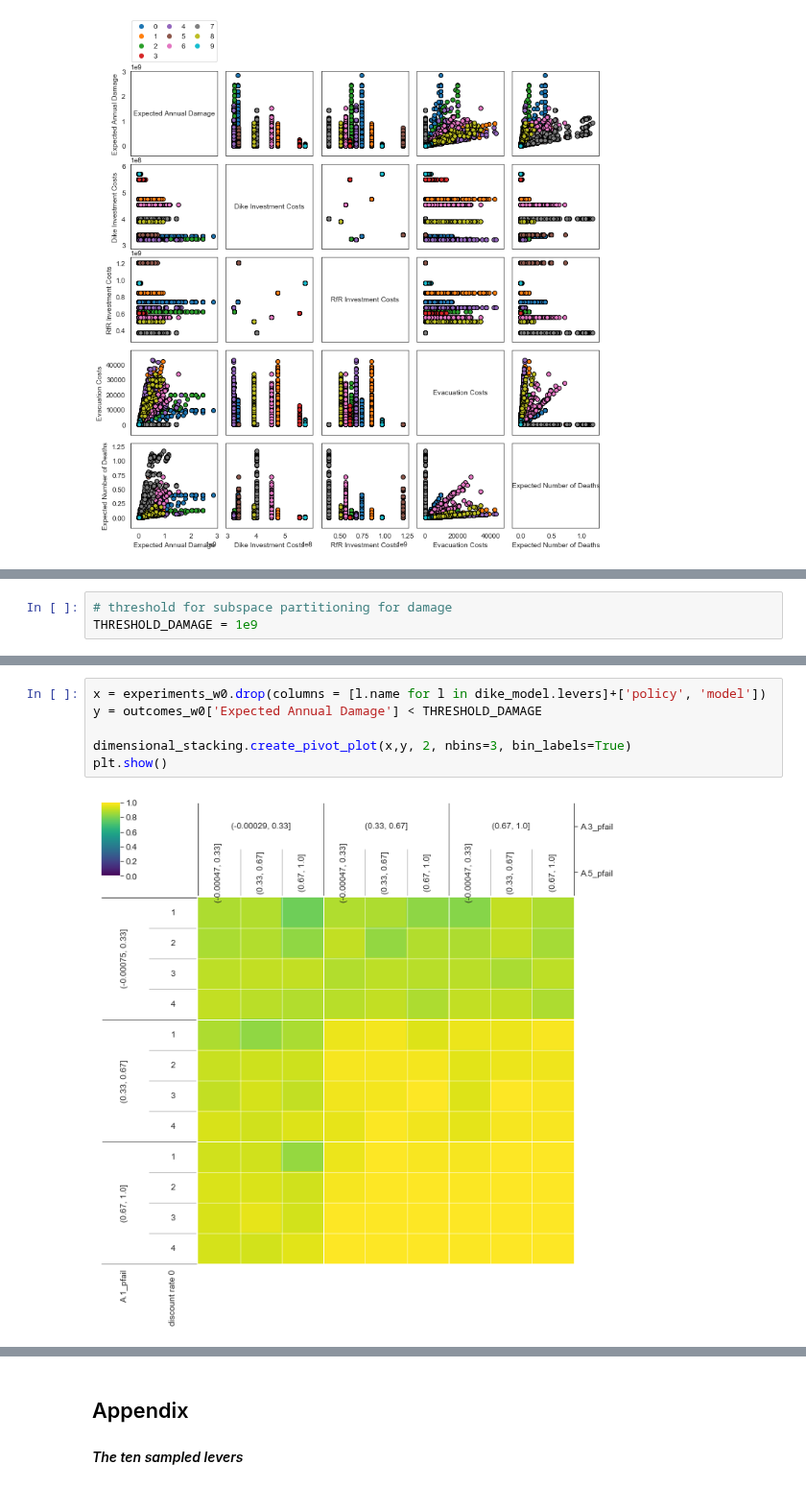
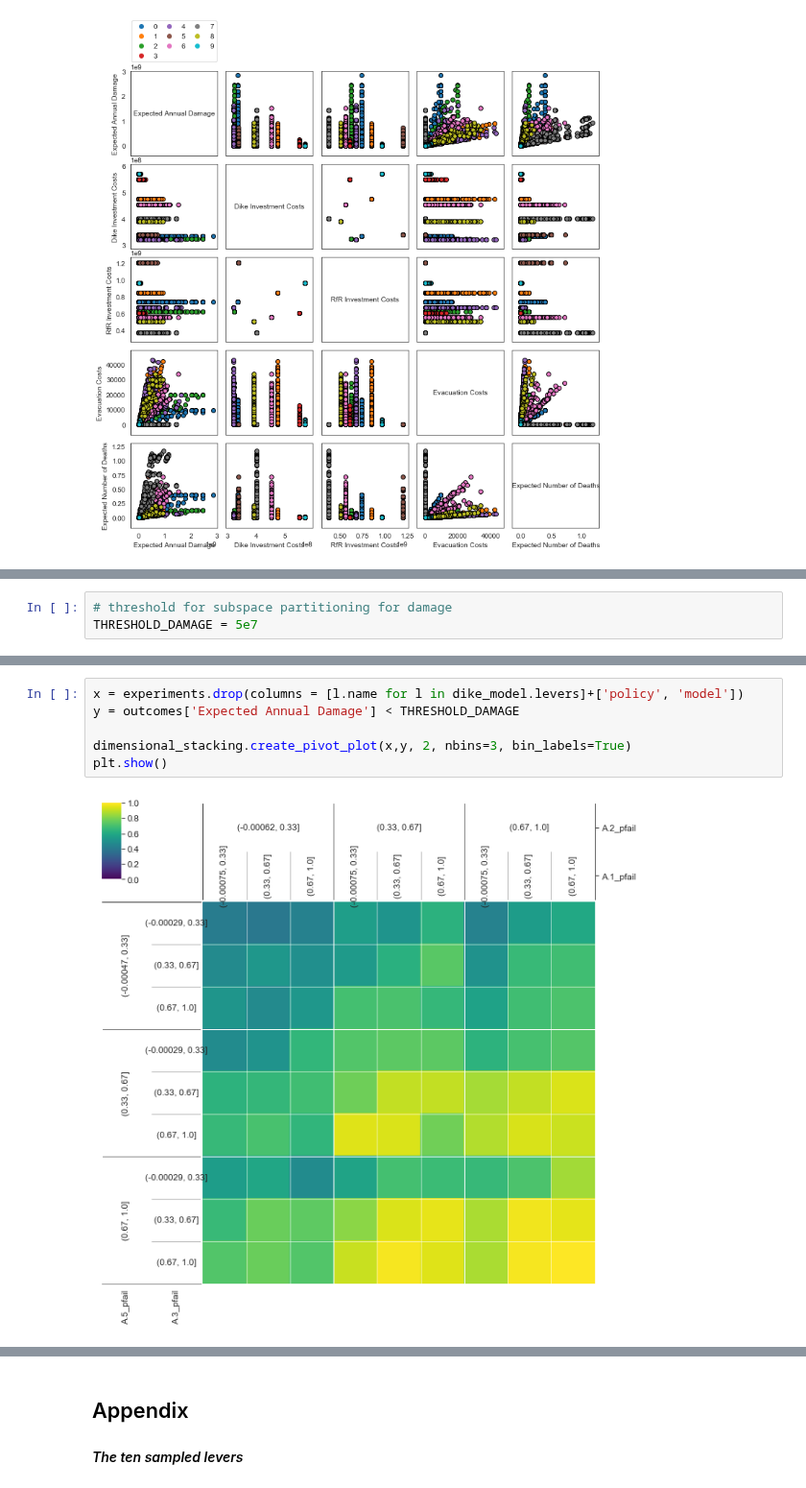
Before and after one commit to pdebiase/MBDM-group-11, a Jupyter notebook: final assignment/Open exploration Uncertainties.ipynb, the cells around one changed output, grey strips where cells are left out. Shown at 96% size. Drawn from its saved outputs; the diff is of its cells as text.

```diff
--- a/final assignment/Open exploration Uncertainties.ipynb
+++ b/final assignment/Open exploration Uncertainties.ipynb
@@ -220,3 +244,3 @@ We set 1 billion EUR as the threshold for subspace partitioning of damage as we
 # %%
 # threshold for subspace partitioning for damage
-THRESHOLD_DAMAGE = 1e9
+THRESHOLD_DAMAGE = 5e7
@@ -223,11 +257,11 @@ THRESHOLD_DAMAGE = 1e9
 # %%
-x = experiments_w0.drop(columns = [l.name for l in dike_model.levers]+['policy', 'model'])
-y = outcomes_w0['Expected Annual Damage'] < THRESHOLD_DAMAGE
+x = experiments.drop(columns = [l.name for l in dike_model.levers]+['policy', 'model'])
+y = outcomes['Expected Annual Damage'] < THRESHOLD_DAMAGE
 
 dimensional_stacking.create_pivot_plot(x,y, 2, nbins=3, bin_labels=True)
 plt.show()
 # %% [output]
-[figure, old version]
+[figure, new version]
 # %%
 # PRIM
 prim_alg = prim.Prim(x, y, threshold=0.8)
```
Also changed, not shown: parts of 26 cells of this notebook, 2 other files.
